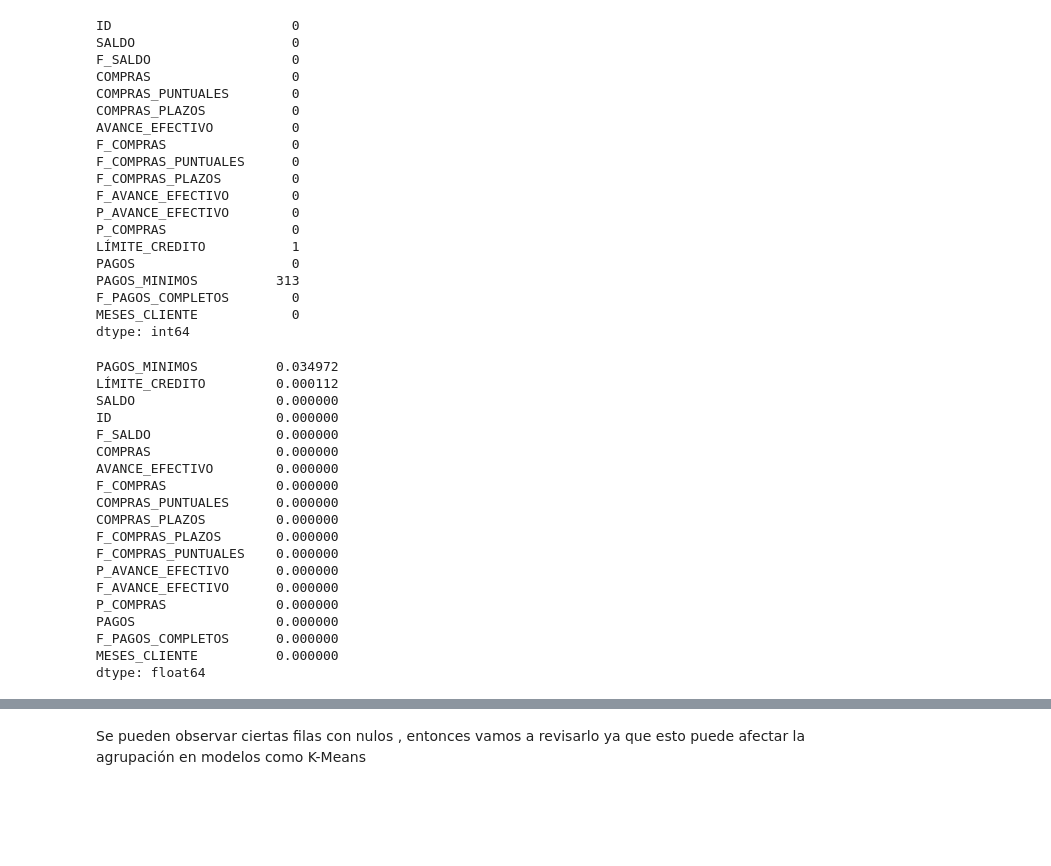
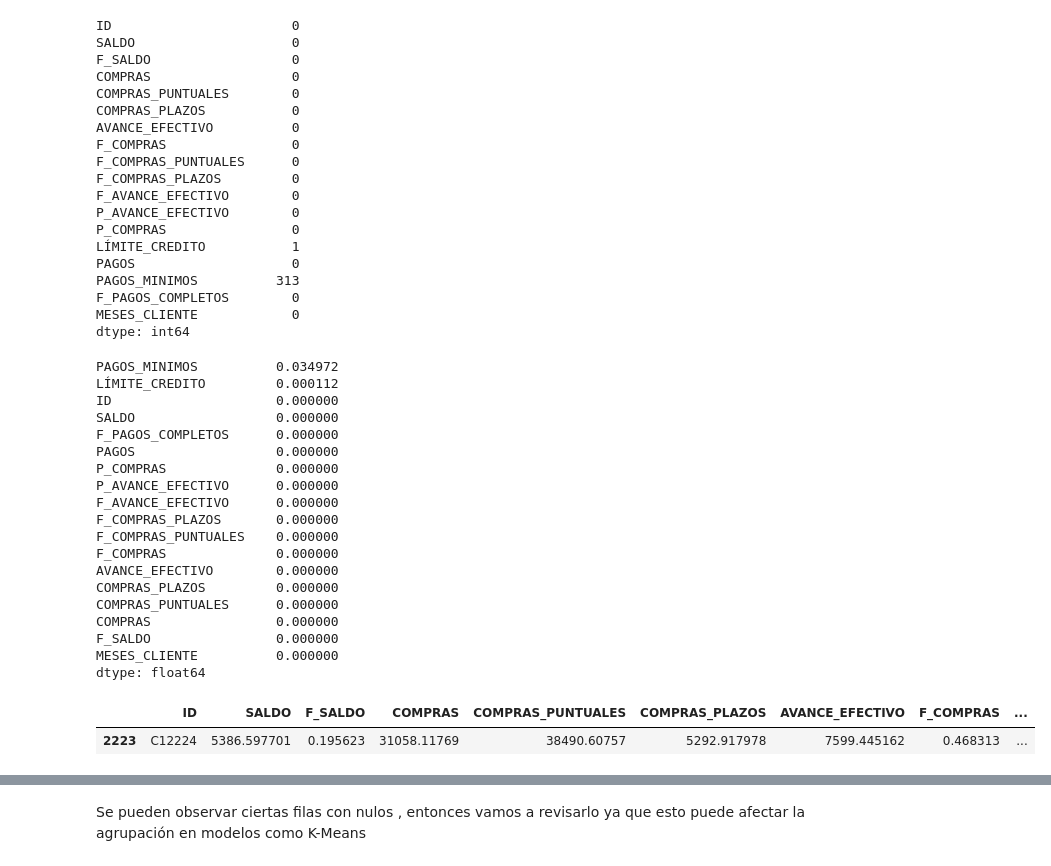
Before and after one commit to iStork1/Laboratorio-2-BI, a Jupyter notebook: Laboratorio2.ipynb, the cells around one changed output, grey strips where cells are left out. Drawn from its saved outputs; the diff is of its cells as text; code cells hidden in the pictures; blank space fills up the shorter version.

```diff
--- a/Laboratorio2.ipynb
+++ b/Laboratorio2.ipynb
@@ -29,3 +31,7 @@ Successfully installed contourpy-1.3.0 cycler-0.12.1 fonttools-4.56.0 importlib-
 # %%
-df_original = pd.read_csv('Data/202510_Laboratorio 2 - Agrupación_Customer_Data.csv ',sep=';', encoding='ISO-8859-1')
-df=df_original.copy()
+
+df_original = pd.read_csv('202510_Laboratorio 2 - Agrupación_Customer_Data.csv', sep=';', encoding='ISO-8859-1')
+df = df_original.copy()
+
+print("Archivo cargado exitosamente.")
+print(df.head())
@@ -155,3 +195,5 @@ No se toma en cuenta el ID para las correlaciones ya que es tipo object y ademá
+# %%
+df[['P_AVANCE_EFECTIVO', 'P_COMPRAS']] = df[['P_AVANCE_EFECTIVO', 'P_COMPRAS']].astype('float64')
 # %%
 corr_matrix = df.select_dtypes(include=["number"]).corr()
 import seaborn as sns
@@ -229,20 +271,27 @@ dtype: int64
 # %% [output]
 PAGOS_MINIMOS          0.034972
 LÍMITE_CREDITO         0.000112
+ID                     0.000000
 SALDO                  0.000000
-ID                     0.000000
-F_SALDO                0.000000
-COMPRAS                0.000000
-AVANCE_EFECTIVO        0.000000
-F_COMPRAS              0.000000
-COMPRAS_PUNTUALES      0.000000
-COMPRAS_PLAZOS         0.000000
+F_PAGOS_COMPLETOS      0.000000
+PAGOS                  0.000000
+P_COMPRAS              0.000000
+P_AVANCE_EFECTIVO      0.000000
+F_AVANCE_EFECTIVO      0.000000
 F_COMPRAS_PLAZOS       0.000000
 F_COMPRAS_PUNTUALES    0.000000
-P_AVANCE_EFECTIVO      0.000000
-F_AVANCE_EFECTIVO      0.000000
-P_COMPRAS              0.000000
-PAGOS                  0.000000
-F_PAGOS_COMPLETOS      0.000000
+F_COMPRAS              0.000000
+AVANCE_EFECTIVO        0.000000
+COMPRAS_PLAZOS         0.000000
+COMPRAS_PUNTUALES      0.000000
+COMPRAS                0.000000
+F_SALDO                0.000000
 MESES_CLIENTE          0.000000
 dtype: float64
+# %%
+
+df_nullCredito = df[df["LÍMITE_CREDITO"].isnull()]
+df_nullCredito
+# %% [output]
+|  | ID | SALDO | F_SALDO | COMPRAS | COMPRAS_PUNTUALES | COMPRAS_PLAZOS | AVANCE_EFECTIVO | F_COMPRAS | ... |
+| 2223 | C12224 | 5386.597701 | 0.195623 | 31058.11769 | 38490.60757 | 5292.917978 | 7599.445162 | 0.468313 | ... |
```
Also changed, not shown: parts of 10 cells of this notebook, 3 other files.
